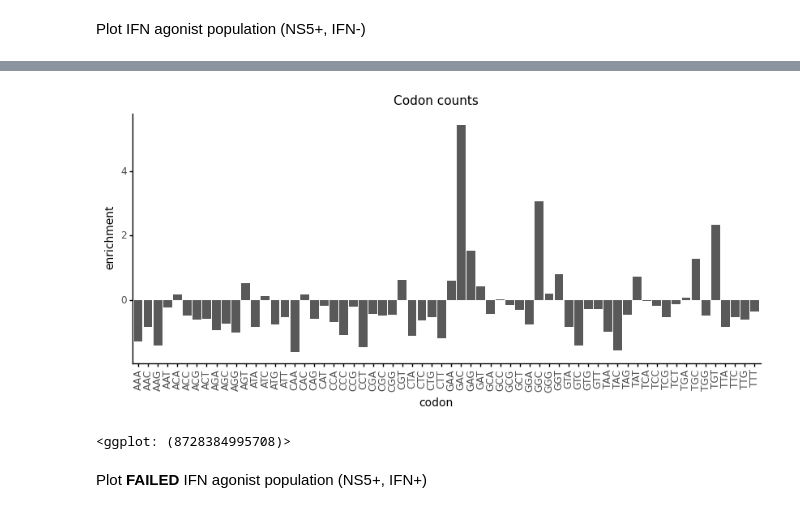
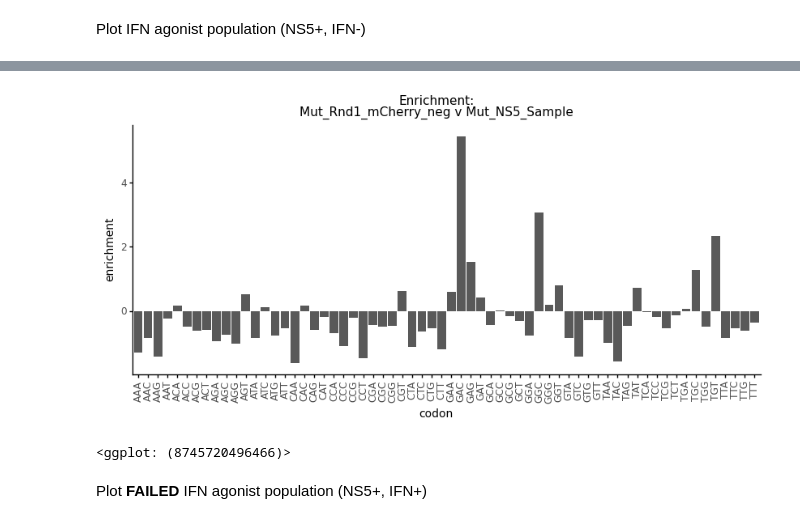
Before and after one commit to dbacsik/ns5_site734, a Jupyter notebook: codon_frequencies.py.ipynb, the cells around one changed output, grey strips where cells are left out. Drawn from its saved outputs; the diff is of its cells as text; code cells hidden in the pictures.

```diff
--- a/codon_frequencies.py.ipynb
+++ b/codon_frequencies.py.ipynb
@@ -579,22 +551,23 @@ display(IFN_agonist_enrichment)
 # %%
 IFN_agonist_plot = (p9.ggplot(IFN_agonist_enrichment) +
                 p9.aes(x='codon',
                        y='enrichment') +
                 p9.geom_bar(stat='identity') +
-                p9.ggtitle('Codon counts') +
+                p9.ggtitle('Enrichment:\n'
+                           'Mut_Rnd1_mCherry_neg v Mut_NS5_Sample') +
                 p9.labs(x='codon',
                         y='enrichment') +
                 p9.theme(figure_size=(10, 4),
                          plot_title=p9.element_text(size=11),
                          axis_title=p9.element_text(size=10),
                          axis_text_x=p9.element_text(rotation=90),
                          strip_text_y=p9.element_text(angle = 0))
                )
 
 display(IFN_agonist_plot)
 # %% [output]
-[figure, old version]
+[figure, new version]
-<ggplot: (8728384995708)>
+<ggplot: (8745720496466)>
 # %% [markdown]
 Plot **FAILED** IFN agonist population (NS5+, IFN+)
 # %%
```
Also changed, not shown: parts of 22 cells of this notebook.
